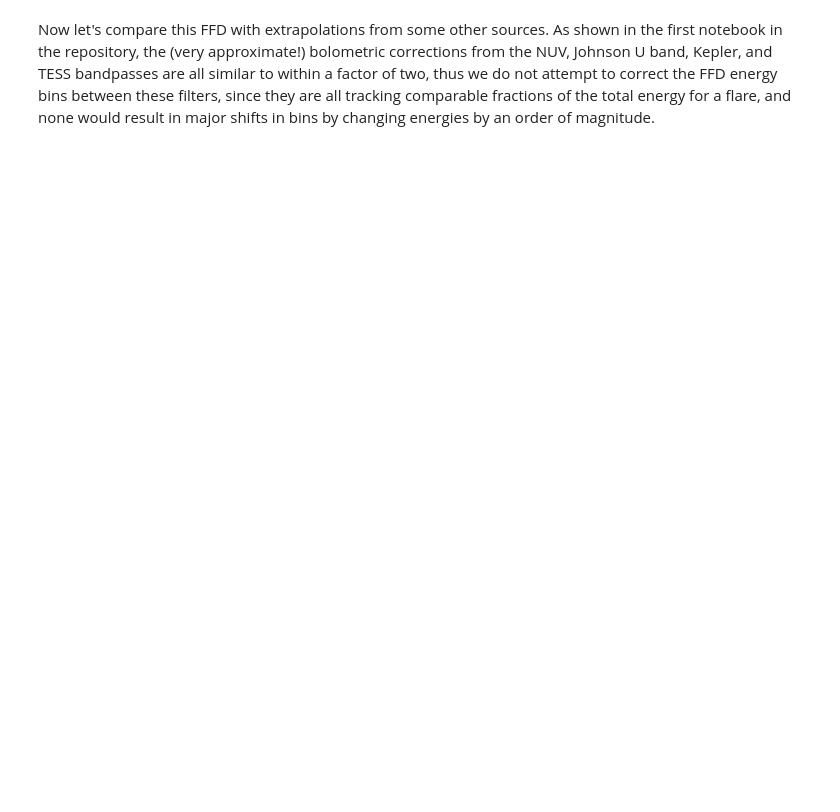
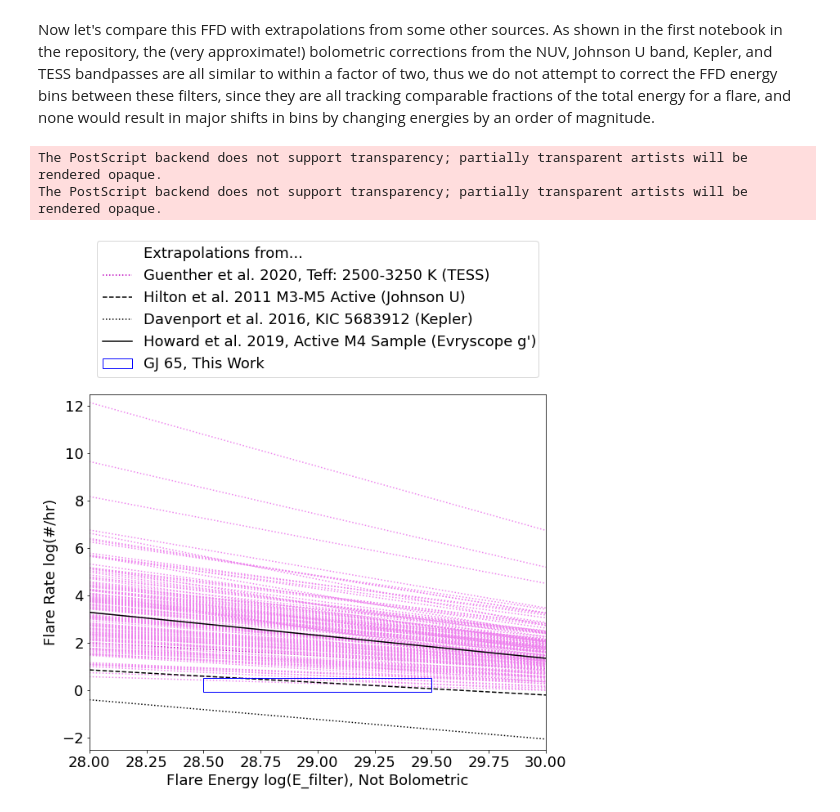
Before and after one commit to MillionConcepts/gfcat_gj65, a Jupyter notebook: src/uvceti/04-ffd_analysis.ipynb, the cells around one changed output. Drawn from its saved outputs; the diff is of its cells as text; code cells hidden in the pictures; blank space fills up the shorter version.

```diff
--- a/src/uvceti/04-ffd_analysis.ipynb
+++ b/src/uvceti/04-ffd_analysis.ipynb
@@ -6,7 +6,7 @@ import os
 import matplotlib.pyplot as plt
 from matplotlib.collections import PatchCollection
 from matplotlib.patches import Rectangle
-plt.rcParams.update({'font.size': 16})
+plt.rcParams.update({'font.size': 18})
 # %% [markdown]
 First let's calculate the flare frequency distribution in two ways, one assuming all the flares come from one of the two stars in the GJ 65 system, the other assuming they are split equally between the two.  These provide upper and lower limits since it's a binary and we don't resolve it so we don't know which flare comes from which star in the system.
 # %%
@@ -90,43 +114,53 @@ howard_yvals = [howard_beta + howard_alpha*x for x in howard_xvals]
 # Plot FFD for each group's results.  NOTE: The grey lines for the Gunther et al. FFDs may appear very transparent
 # in the notebook, but should be quite visible in the plot itself.  You can also turn transparency off and plot in
 # a different color if you prefer by editing the two ax.plot() commands usiing the "gunther" values.
-fig, ax = plt.subplots(1,figsize=(10,8))
+fig, ax = plt.subplots(1, figsize=(10, 8))
+
+# This is used to add some text to the plot legend...
+plt.plot([], [], ' ', label="Extrapolations from...")
 
 # Plot the M3-M6 dwarf sample from Guenther et al.
 guenther_xvals = np.linspace(28., 34., 50)
 # This will make it so we only apply a label legend for this sample once.
 first_guenther = False
 for t,r,a,b in zip(teff,radius,FFD_alpha,FFD_beta):
     if t >= teff_min and t <= teff_max:
         these_guenther_yvals = [b + a*x for x in guenther_xvals]
         if not first_guenther:
-            ax.plot(guenther_xvals, these_guenther_yvals, color='0.9',
+            ax.plot(guenther_xvals, these_guenther_yvals, color='m', linestyle='dotted',
                     label="Guenther et al. 2020, Teff: {0:4.0f}-{1:4.0f} K (TESS)".format(
                         teff_min, teff_max), zorder=1)
             first_guenther = True
         else:
-            ax.plot(guenther_xvals, these_guenther_yvals, color='0.9', zorder=1)
+            ax.plot(guenther_xvals, these_guenther_yvals, color='violet', linestyle='dotted', zorder=1)
 
 # Plot Hilton et al. FFD relation.
-ax.plot(hilton_xvals, hilton_yvals, color='m',
+ax.plot(hilton_xvals, hilton_yvals, color='k', linestyle='dashed',
         label="Hilton et al. 2011 M3-M5 Active (Johnson U)", zorder=2)
 # Plot Davenport et al. FFD based on KIC 5683912.
-ax.plot(davenport_xvals, davenport_yvals, color='m', linestyle='dashed',
+ax.plot(davenport_xvals, davenport_yvals, color='k', linestyle='dotted',
         label="Davenport et al. 2016, KIC 5683912 (Kepler)", zorder=2)
 # Plot Howard et al. FFD based on 'active M4' group.
-ax.plot(howard_xvals, howard_yvals, color='m', linestyle='dotted',
+ax.plot(howard_xvals, howard_yvals, color='k', linestyle='solid',
         label="Howard et al. 2019, Active M4 Sample (Evryscope g')", zorder=2)
 
 # Plot our estimated value between 28.5-29.5 log(E).
 rect = Rectangle((28.5,rate_split-rate_err_split), 1.0,
                  rate_single+rate_err_single - (rate_split-rate_err_split),
-                label="GJ 65, This Work", color='b', zorder=3)
+                label="GJ 65, This Work", color='b', zorder=3, fill=False)
 ax.add_patch(rect)
 
+# Denote
+
 # Refine plot ranges.
-ax.set_xlim([28., 34.])
+ax.set_xlim([28., 30.])
+ax.set_ylim([-2.5, 12.5])
 ax.set_xlabel("Flare Energy log(E_filter), Not Bolometric")
 ax.set_ylabel("Flare Rate log(#/hr)")
-lgd = ax.legend(loc="upper center", bbox_to_anchor=(0.0,1.2,1.0,0.102), ncol=1, mode="expand")
+lgd = ax.legend(loc="upper center", bbox_to_anchor=(0.0,1.35,1.0,0.102), ncol=1, mode="expand")
 fig.savefig("figures/ffd.eps", dpi=600,
                 bbox_extra_artists=(lgd,), bbox_inches='tight')
+# %% [output]
+The PostScript backend does not support transparency; partially transparent artists will be rendered opaque.
+The PostScript backend does not support transparency; partially transparent artists will be rendered opaque.
+[figure, added]
```
Also changed, not shown: parts of 3 cells of this notebook, 3 other files.
